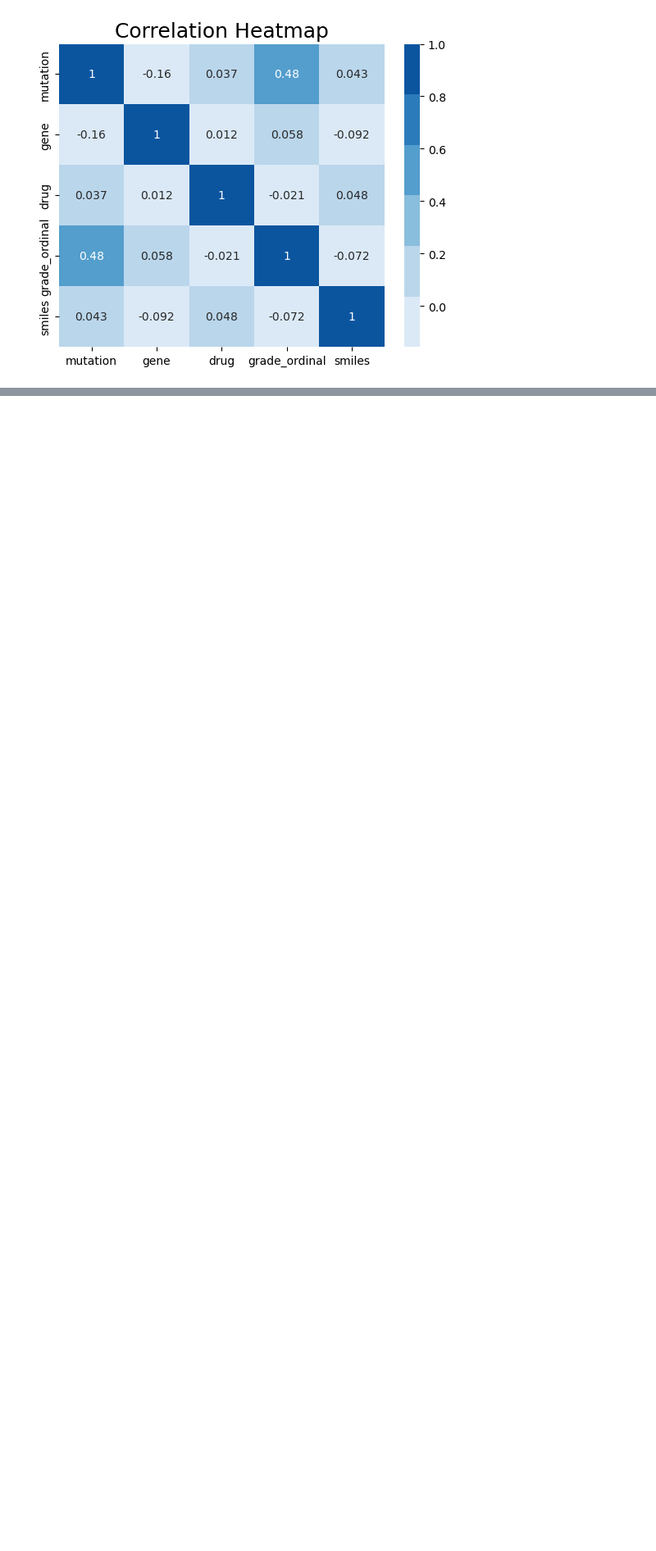
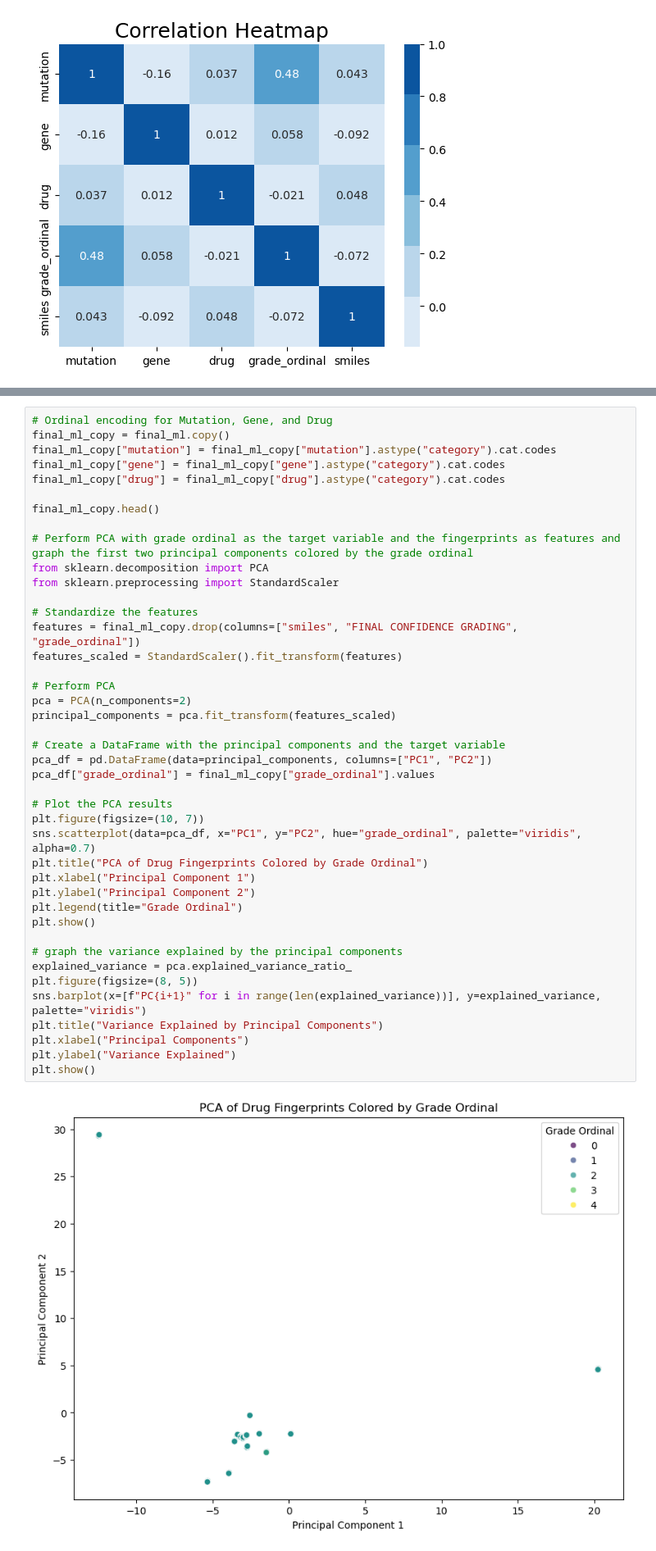
Before and after one commit to ibonomi-MSSE/277B-Final-Project, a Jupyter notebook: draft.ipynb, the cells around one changed output, grey strips where cells are left out. Shown at 82% size. Drawn from its saved outputs; the diff is of its cells as text; blank space fills up the shorter version.

```diff
--- a/draft.ipynb
+++ b/draft.ipynb
@@ -276,0 +275,44 @@ plt.show()
+# %%
+# Ordinal encoding for Mutation, Gene, and Drug
+final_ml_copy = final_ml.copy()
+final_ml_copy["mutation"] = final_ml_copy["mutation"].astype("category").cat.codes
+final_ml_copy["gene"] = final_ml_copy["gene"].astype("category").cat.codes
+final_ml_copy["drug"] = final_ml_copy["drug"].astype("category").cat.codes
+
+final_ml_copy.head()
+
+# Perform PCA with grade ordinal as the target variable and the fingerprints as features and graph the first two principal components colored by the grade ordinal
+from sklearn.decomposition import PCA
+from sklearn.preprocessing import StandardScaler
+
+# Standardize the features
+features = final_ml_copy.drop(columns=["smiles", "FINAL CONFIDENCE GRADING", "grade_ordinal"])
+features_scaled = StandardScaler().fit_transform(features)
+
+# Perform PCA
+pca = PCA(n_components=2)
+principal_components = pca.fit_transform(features_scaled)
+
+# Create a DataFrame with the principal components and the target variable
+pca_df = pd.DataFrame(data=principal_components, columns=["PC1", "PC2"])
+pca_df["grade_ordinal"] = final_ml_copy["grade_ordinal"].values
+
+# Plot the PCA results
+plt.figure(figsize=(10, 7))
+sns.scatterplot(data=pca_df, x="PC1", y="PC2", hue="grade_ordinal", palette="viridis", alpha=0.7)
+plt.title("PCA of Drug Fingerprints Colored by Grade Ordinal")
+plt.xlabel("Principal Component 1")
+plt.ylabel("Principal Component 2")
+plt.legend(title="Grade Ordinal")
+plt.show()
+
+# graph the variance explained by the principal components
+explained_variance = pca.explained_variance_ratio_
+plt.figure(figsize=(8, 5))
+sns.barplot(x=[f"PC{i+1}" for i in range(len(explained_variance))], y=explained_variance, palette="viridis")
+plt.title("Variance Explained by Principal Components")
+plt.xlabel("Principal Components")
+plt.ylabel("Variance Explained")
+plt.show()
+# %% [output]
+[figure, added]
```
Also changed, not shown: parts of 5 cells of this notebook.
